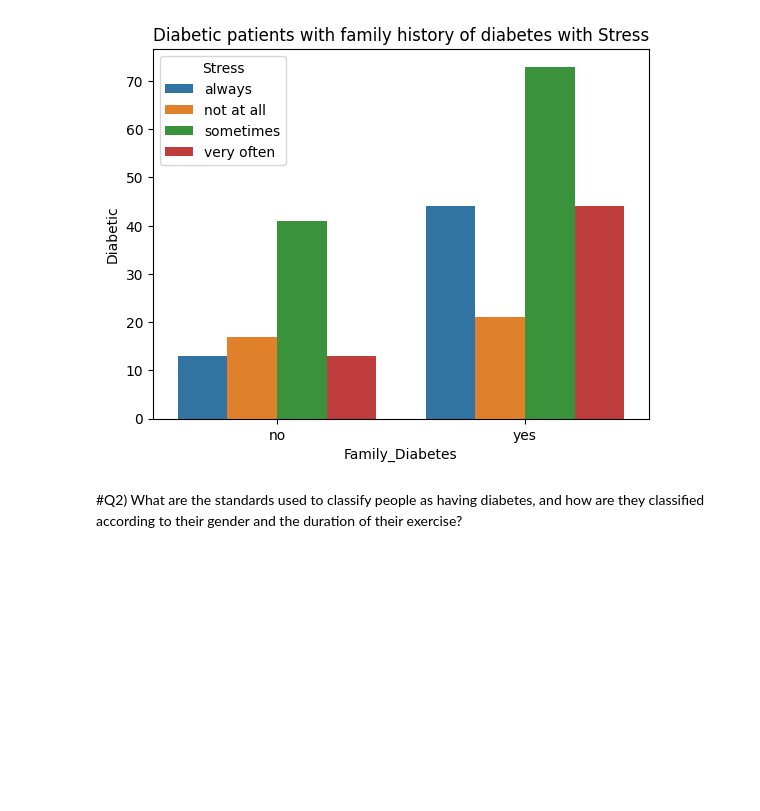
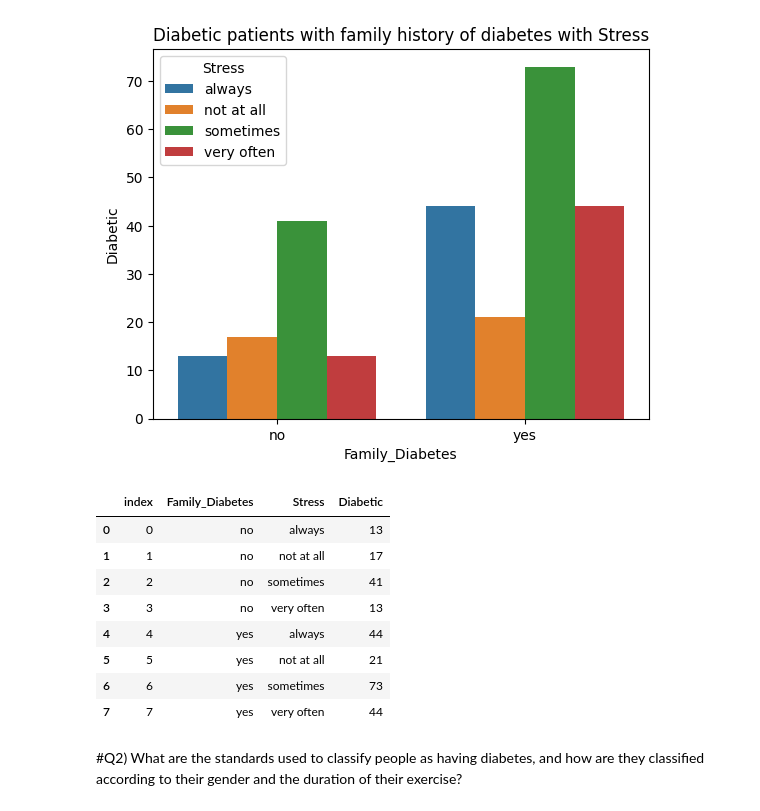
Before and after one commit to UnnatiGawde/DAB-103-05, a Jupyter notebook: DAB_103_Diabetes_Project_phase2.ipynb, the cells around one changed output. Cells and saved outputs as stored; diff of their text form; code cells hidden in the pictures; blank space fills up the shorter version.

```diff
--- a/DAB_103_Diabetes_Project_phase2.ipynb
+++ b/DAB_103_Diabetes_Project_phase2.ipynb
@@ -155,6 +208,21 @@ plt.show()
 plt.show()
 # %% [output]
 [figure]
+# %%
+# Convert pivot table to table
+pivot_table_stress_df = pivot_table_stress_df.reset_index()
+pivot_table_stress_df.columns.name = None
+pivot_table_stress_df
+# %% [output]
+|  | index | Family_Diabetes | Stress | Diabetic |
+| 0 | 0 | no | always | 13 |
+| 1 | 1 | no | not at all | 17 |
+| 2 | 2 | no | sometimes | 41 |
+| 3 | 3 | no | very often | 13 |
+| 4 | 4 | yes | always | 44 |
+| 5 | 5 | yes | not at all | 21 |
+| 6 | 6 | yes | sometimes | 73 |
+| 7 | 7 | yes | very often | 44 |
 # %% [markdown]
 #Q2) What are the standards used to classify people as having diabetes, and how are they classified according to their gender and the duration of their exercise?
 # %%
```
Also changed, not shown: parts of 8 cells of this notebook.
